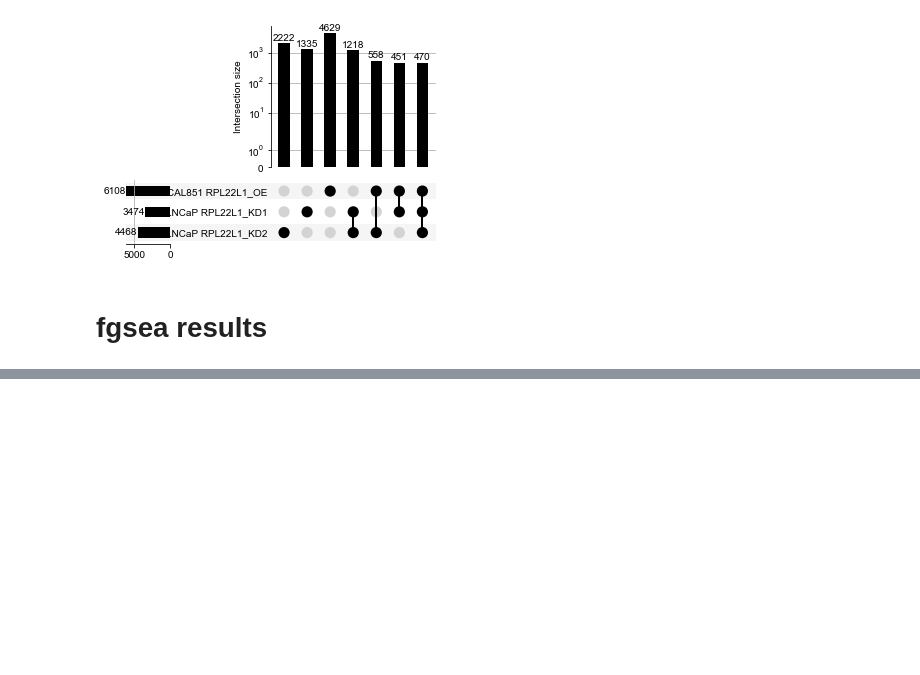
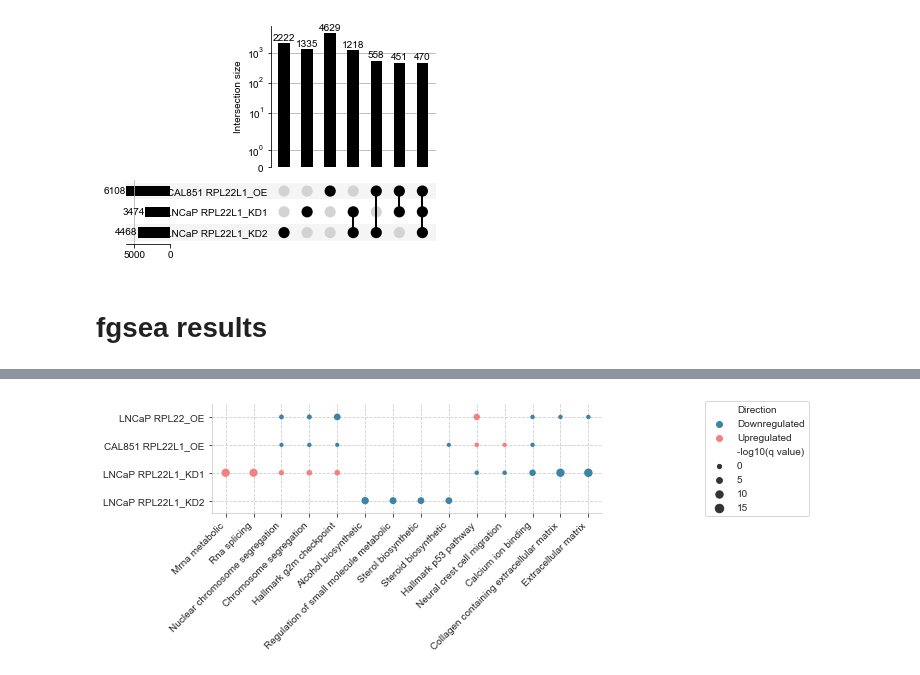
Before and after one commit to kevinhu/mdm4-splicing, a Jupyter notebook: notebooks/fig3_expression.ipynb, the cells around one changed output, grey strips where cells are left out. Saved outputs shown, nothing was run; the diff lists cells and outputs as text; code cells hidden in the pictures; blank space fills up the shorter version.

```diff
--- a/notebooks/fig3_expression.ipynb
+++ b/notebooks/fig3_expression.ipynb
@@ -480,0 +359,68 @@ plt.subplots_adjust(wspace=1)
+# %%
+qval_mat = merged_top_gsea[["signed_qval","gene_set","experiment"]].pivot(index="gene_set",columns="experiment")
+
+from scipy.cluster.hierarchy import linkage, optimal_leaf_ordering, leaves_list
+
+linkage_mat = linkage(qval_mat,method="ward")
+
+leaf_order = optimal_leaf_ordering(linkage_mat,qval_mat)
+
+ordering = leaves_list(leaf_order)
+# %%
+gene_set_coords = list(np.argsort(ordering))*len(select_names)
+merged_top_gsea["gene_set_coord"] = gene_set_coords
+
+top_sets = list(np.array(top_sets)[ordering])
+
+# merged_top_gsea["gene_set"] = np.array(top_sets)[gene_set_coords]
+# %%
+sns.set_style("whitegrid", {'grid.linestyle': '--', 'xtick.bottom': True,'ytick.left': True})
+
+plt.figure(figsize=(7, 2))
+ax = plt.subplot(111)
+
+merged_top_gsea = merged_top_gsea[merged_top_gsea["qval"]<0.1]
+
+set_labels = [format_set(x) for x in top_sets]
+
+# for i in np.arange(0, len(set_labels), 2)+0.5:
+#     ax.axvspan(i-1, i, facecolor='lightgrey', alpha=0.333, zorder=-1)
+
+g = sns.scatterplot(
+    merged_top_gsea["gene_set_coord"],
+    merged_top_gsea["experiment_coord"],
+    size=-np.log10(merged_top_gsea["qval"]).rename("-log10(q value)"),
+    hue=merged_top_gsea["direction"].rename("Direction"),
+    ax=ax,
+    palette={"Downregulated": "#3d84a8", "Upregulated": "#f38181"},
+    linewidth=0,
+    alpha=1,
+)
+
+
+g.legend(loc='center left', bbox_to_anchor=(1.25, 0.5), ncol=1)
+
+ax.set_yticks(np.arange(len(select_names)))
+ax.set_yticklabels(select_names, rotation=0)
+ax.set_xticks(np.arange(len(top_sets)))
+ax.set_xticklabels(set_labels, rotation=45, ha='right')
+# ax.xaxis.tick_top()
+
+ax.spines["top"].set_visible(False)
+ax.spines["right"].set_visible(False)
+
+
+# ax.grid(which='major',linestyle='-', linewidth='0.5')
+
+ax.set_xlabel("")
+ax.set_ylabel("")
+
+# ax.set_aspect('auto')
+plt.axis('equal')
+
+ax.set_ylim(-0.5, len(select_names)-0.5)
+ax.set_xlim(-0.5, len(set_labels)-0.5)
+
+plt.savefig("../plots/gsea_summary.pdf",bbox_inches="tight",dpi=512,transparent=True)
+# %% [output]
+[figure, added]
```
Also changed, not shown: parts of 10 cells of this notebook, 24 other files.
